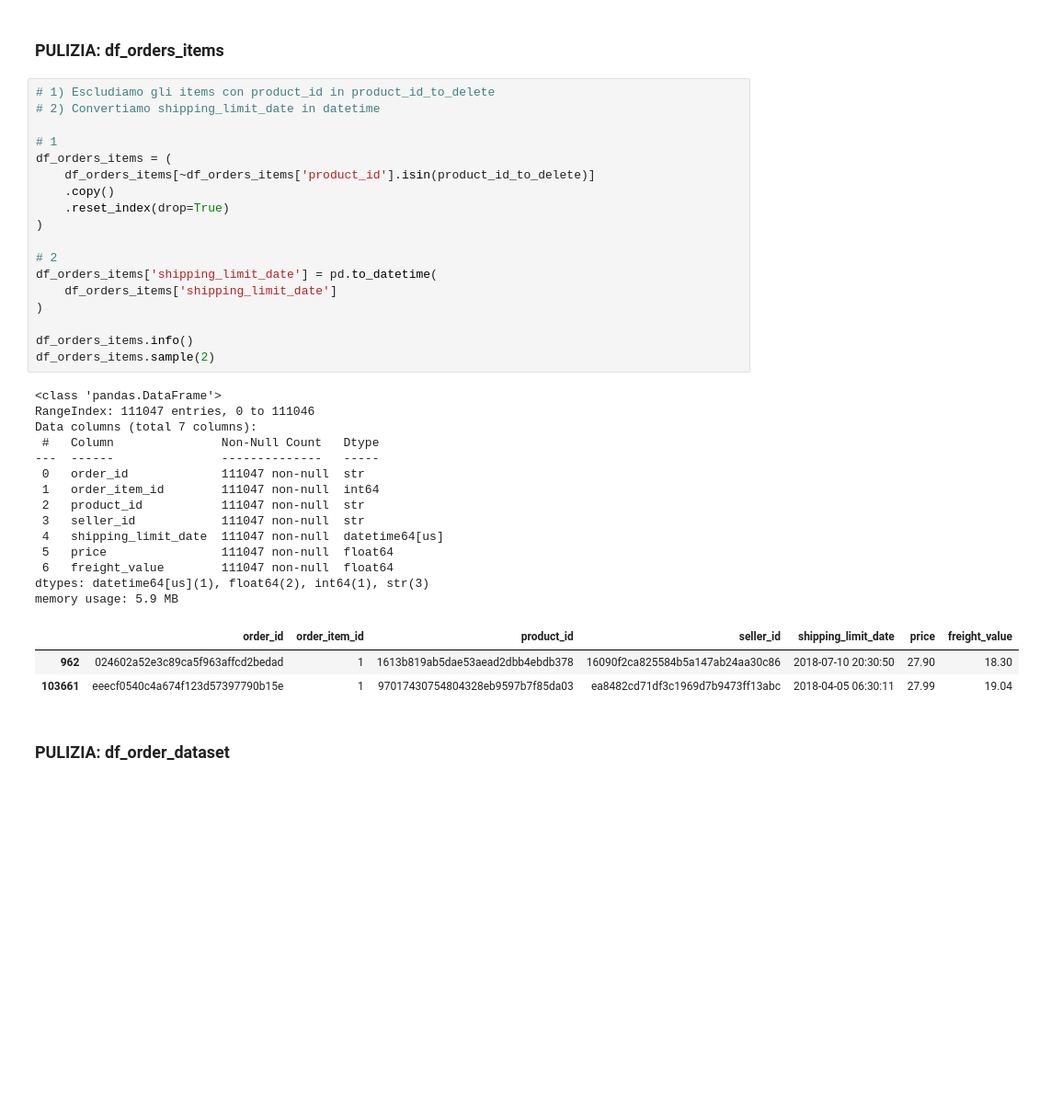
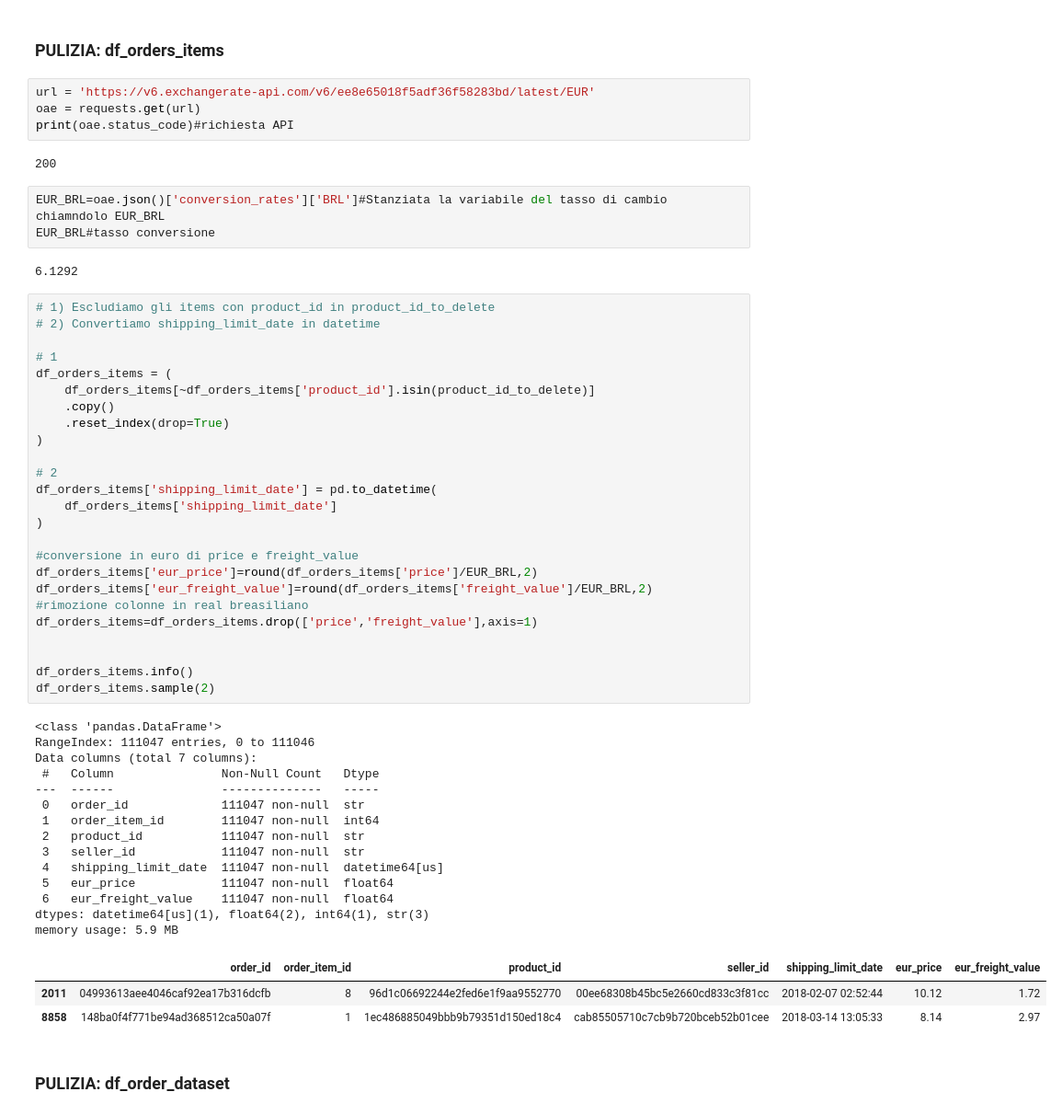
Before and after one commit to marcozanb/final_project, a Jupyter notebook: analisi_creazione_df.ipynb, the cells around one changed output. Shown at 92% size. Drawn from its saved outputs; the diff is of its cells as text; blank space fills up the shorter version.

Commit message:
euro_version

```diff
--- a/analisi_creazione_df.ipynb
+++ b/analisi_creazione_df.ipynb
@@ -199,41 +184,59 @@ memory usage: 1.2 MB
 # %% [markdown]
 ### PULIZIA: df_orders_items
+# %%
+url = 'https://v6.exchangerate-api.com/v6/ee8e65018f5adf36f58283bd/latest/EUR'
+oae = requests.get(url)
+print(oae.status_code)#richiesta API
+# %% [output]
+200
+# %%
+EUR_BRL=oae.json()['conversion_rates']['BRL']#Stanziata la variabile del tasso di cambio chiamndolo EUR_BRL
+EUR_BRL#tasso conversione
+# %% [output]
+6.1292
 # %%
 # 1) Escludiamo gli items con product_id in product_id_to_delete
 # 2) Convertiamo shipping_limit_date in datetime
 
 # 1
 df_orders_items = (
     df_orders_items[~df_orders_items['product_id'].isin(product_id_to_delete)]
     .copy()
     .reset_index(drop=True)
 )
 
 # 2
 df_orders_items['shipping_limit_date'] = pd.to_datetime(
     df_orders_items['shipping_limit_date']
 )
 
+#conversione in euro di price e freight_value
+df_orders_items['eur_price']=round(df_orders_items['price']/EUR_BRL,2)
+df_orders_items['eur_freight_value']=round(df_orders_items['freight_value']/EUR_BRL,2)
+#rimozione colonne in real breasiliano
+df_orders_items=df_orders_items.drop(['price','freight_value'],axis=1)
+
+
 df_orders_items.info()
 df_orders_items.sample(2)
 # %% [output]
 <class 'pandas.DataFrame'>
 RangeIndex: 111047 entries, 0 to 111046
 Data columns (total 7 columns):
  #   Column               Non-Null Count   Dtype
 ---  ------               --------------   -----
  0   order_id             111047 non-null  str
  1   order_item_id        111047 non-null  int64
  2   product_id           111047 non-null  str
  3   seller_id            111047 non-null  str
  4   shipping_limit_date  111047 non-null  datetime64[us]
- 5   price                111047 non-null  float64
- 6   freight_value        111047 non-null  float64
+ 5   eur_price            111047 non-null  float64
+ 6   eur_freight_value    111047 non-null  float64
 dtypes: datetime64[us](1), float64(2), int64(1), str(3)
 memory usage: 5.9 MB
-|  | order_id | order_item_id | product_id | seller_id | shipping_limit_date | price | freight_value |
-| 962 | 024602a52e3c89ca5f963affcd2bedad | 1 | 1613b819ab5dae53aead2dbb4ebdb378 | 16090f2ca825584b5a147ab24aa30c86 | 2018-07-10 20:30:50 | 27.90 | 18.30 |
-| 103661 | eeecf0540c4a674f123d57397790b15e | 1 | 97017430754804328eb9597b7f85da03 | ea8482cd71df3c1969d7b9473ff13abc | 2018-04-05 06:30:11 | 27.99 | 19.04 |
+|  | order_id | order_item_id | product_id | seller_id | shipping_limit_date | eur_price | eur_freight_value |
+| 2011 | 04993613aee4046caf92ea17b316dcfb | 8 | 96d1c06692244e2fed6e1f9aa9552770 | 00ee68308b45bc5e2660cd833c3f81cc | 2018-02-07 02:52:44 | 10.12 | 1.72 |
+| 8858 | 148ba0f4f771be94ad368512ca50a07f | 1 | 1ec486885049bbb9b79351d150ed18c4 | cab85505710c7cb9b720bceb52b01cee | 2018-03-14 13:05:33 | 8.14 | 2.97 |
 # %% [markdown]
 ### PULIZIA: df_order_dataset
 # %%
```
Also changed, not shown: parts of 10 cells of this notebook, 7 other files.
